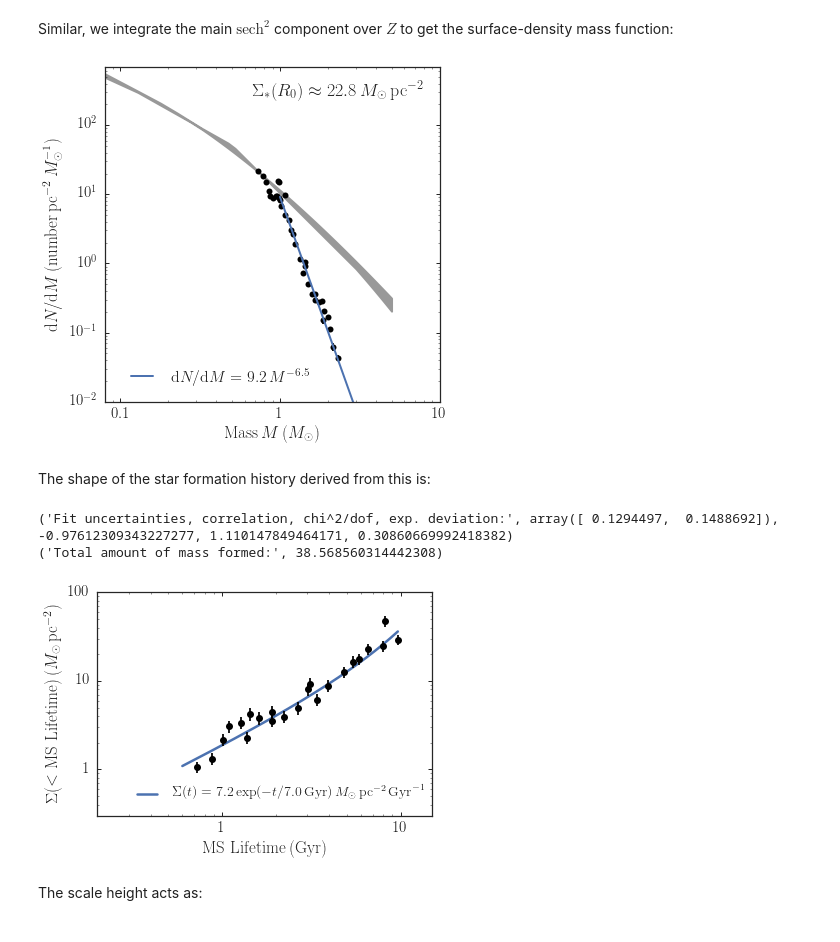
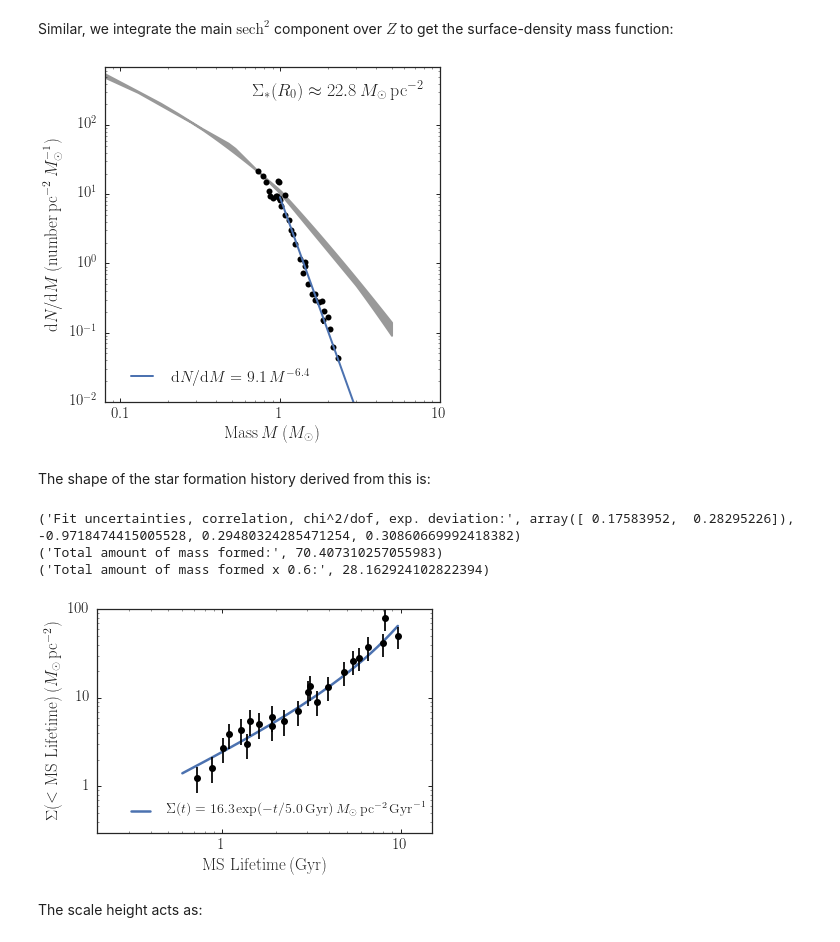
Before and after one commit to jobovy/tgas-completeness, a Jupyter notebook: py/TGAS-stellar-densities.ipynb, the cells around one changed output. Drawn from its saved outputs; the diff is of its cells as text; code cells hidden in the pictures.

```diff
--- a/py/TGAS-stellar-densities.ipynb
+++ b/py/TGAS-stellar-densities.ipynb
@@ -692,12 +692,18 @@ errorbar(m_mid,
 ms= numpy.linspace(0.08,5.,101)
 imfs= numpy.empty((len(ms),3))
 totmass= numpy.empty(3)
+steepen_alpha= -0.5
+def steepen_highmass(m,alpha):
+    if isinstance(m,float): m= numpy.array([m])
+    out= numpy.ones_like(m)
+    out[m>1.]= m[m>1.]**alpha
+    return out
 for kk,imf_func in enumerate([imf.kroupa2003,imf.lognormalChabrier2001,imf.exponentialChabrier2001]):
     m_indx= numpy.fabs(m_mid-0.75) < 0.05
     fac= numpy.nanmedian((numpy.exp(all_p[:tnpop:skip,0][m_indx]-9.*numpy.log(10.)-numpy.log(dm[m_indx])
                                     +numpy.log(surffac)[m_indx]))\
                          /imf_func(m_mid[m_indx]))
-    imfs[:,kk]= imf_func(ms)*fac
+    imfs[:,kk]= imf_func(ms)*fac*steepen_highmass(ms,steepen_alpha)
     totmass[kk]= (integrate.quad(lambda m: m*imf_func(m)*fac,0.08,1.))[0]
 fill_between(ms,numpy.amin(imfs,axis=1),numpy.amax(imfs,axis=1),color='0.6',lw=2.,zorder=0)
 # Fit high-mass end
@@ -724,9 +730,11 @@ bovy_plot.bovy_text(r'$\Sigma_*(R_0) \approx %.1f\,M_\odot\,\mathrm{pc}^{-2}$' \
 gca().xaxis.set_major_formatter(FuncFormatter(
                 lambda y,pos: (r'${{:.{:1d}f}}$'.format(int(numpy.maximum(-numpy.log10(y),0)))).format(y)))
 # %% [output]
-[figure, old version]
+[figure, new version]
 # %% [markdown]
 The shape of the star formation history derived from this is:
+# %%
+steepen_alpha= 0.45
 # %%
 figsize(6,4)
 tnpop= 23 # to where we have ages
@@ -737,8 +745,9 @@ page= 9.+numpy.log10(ms_lifetime(m_mid))
 imfs= numpy.empty((tnpop,3))
 for kk,imf_func in enumerate([imf.kroupa2003,imf.lognormalChabrier2001,imf.exponentialChabrier2001]):
     for jj in range(tnpop):
-        fac= (numpy.exp(all_p[:tnpop:skip,0]-9.*numpy.log(10.)-numpy.log(dm[:tnpop:skip])))[jj]/imf_func(m_mid[jj])
-        imfs[jj,kk]= (integrate.quad(lambda m: m*imf_func(m)*fac,0.08,100.))[0]\
+        fac= (numpy.exp(all_p[:tnpop:skip,0]-9.*numpy.log(10.)-numpy.log(dm[:tnpop:skip])))[jj]/imf_func(m_mid[jj])\
+                            /steepen_highmass(m_mid[jj],steepen_alpha)
+        imfs[jj,kk]= (integrate.quad(lambda m: m*imf_func(m)*fac*steepen_highmass(m,steepen_alpha),0.08,100.))[0]\
                         *integrate.quad(lambda x: 1./numpy.cosh(x/2000./numpy.exp(all_p[:tnpop:skip,1][jj]))**2.,
                                        -1000.,1000.)[0]
 downfac= 0.9
@@ -754,37 +763,39 @@ yerr= 0.5*(numpy.nanmax(imfs,axis=1)-numpy.nanmin(imfs,axis=1))
 errorbar(10.**(page-9.)[:tnpop],numpy.median(imfs,axis=1),
          yerr=yerr,marker='None',ls='None',color='k',zorder=1,capsize=0)
 Ags= numpy.linspace(0.6,10.**(page-9.)[:tnpop][-1],1001)
 #bovy_plot.bovy_plot(Ags,Ags/Ags[-1]*36.,color='0.5',lw=2.5,zorder=0,overplot=True)
 def exp_sfh(a,p0,p1):
     return numpy.exp(p1+p0)*(numpy.exp((a-10.)/numpy.exp(p0))-numpy.exp(-10./numpy.exp(p0)))
-p,pc= optimize.curve_fit(exp_sfh,10.**(page-9.)[:tnpop],numpy.median(imfs,axis=1),
+p,pc= optimize.curve_fit(exp_sfh,10.**(page-9.)[:tnpop],imfs[:,2],#numpy.median(imfs,axis=1),
                          p0=[numpy.log(20.),numpy.log(7.)],
                          sigma=yerr,absolute_sigma=True)
 print("Fit uncertainties, correlation, chi^2/dof, exp. deviation:",
       np.sqrt(np.diag(pc)),pc[0,1]/numpy.prod(np.sqrt(np.diag(pc))),
       0.5*numpy.sum((exp_sfh(10.**(page-9.)[:tnpop],p[0],p[1])-numpy.median(imfs,axis=1))**2./yerr**2.)/(tnpop-2.),
      numpy.sqrt(2.*(tnpop-2.))/(tnpop-2.))
 print("Total amount of mass formed:",exp_sfh(10.,p[0],p[1]))
+print("Total amount of mass formed x 0.6:",exp_sfh(10.,p[0],p[1])*0.4)
 line= bovy_plot.bovy_plot(Ags,exp_sfh(Ags,p[0],p[1]),
                           color=sns.color_palette()[0],lw=2.5,ls='-',zorder=0,overplot=True)
 gcf().legend((line[0],),
               (r'$\Sigma(t) = %.1f\exp(-t/%.1f\,\mathrm{Gyr})\,M_\odot\,\mathrm{pc}^{-2}\,\mathrm{Gyr}^{-1}$' \
                    % (numpy.exp(p[1]),numpy.exp(p[0])),),
               bbox_to_anchor=(.925,.32),
               numpoints=8,
               prop={'size':14},
               frameon=False)
 gca().xaxis.set_major_formatter(FuncFormatter(
                 lambda y,pos: (r'${{:.{:1d}f}}$'.format(int(numpy.maximum(-numpy.log10(y),0)))).format(y)))
 gca().yaxis.set_major_formatter(FuncFormatter(
                 lambda y,pos: (r'${{:.{:1d}f}}$'.format(int(numpy.maximum(-numpy.log10(y),0)))).format(y)))
 if save_figures:
     plt.savefig(os.path.join(os.getenv('PAPERSDIR'),'2017-tgas-completeness','sfh.pdf'),
                 bbox_inches='tight')
 # %% [output]
-('Fit uncertainties, correlation, chi^2/dof, exp. deviation:', array([ 0.1294497,  0.1488692]), -0.97612309343227277, 1.110147849464171, 0.30860669992418382)
-('Total amount of mass formed:', 38.568560314442308)
+('Fit uncertainties, correlation, chi^2/dof, exp. deviation:', array([ 0.17583952,  0.28295226]), -0.9718474415005528, 0.29480324285471254, 0.30860669992418382)
+('Total amount of mass formed:', 70.407310257055983)
+('Total amount of mass formed x 0.6:', 28.162924102822394)
-[figure, old version]
+[figure, new version]
 # %% [markdown]
 The scale height acts as:
 # %%
```
Also changed, not shown: parts of 1 cell of this notebook.
